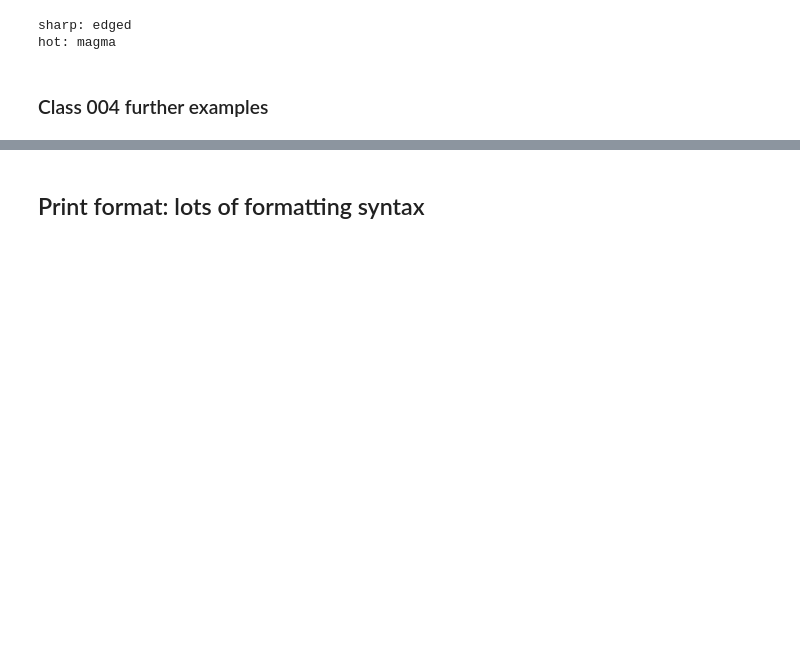
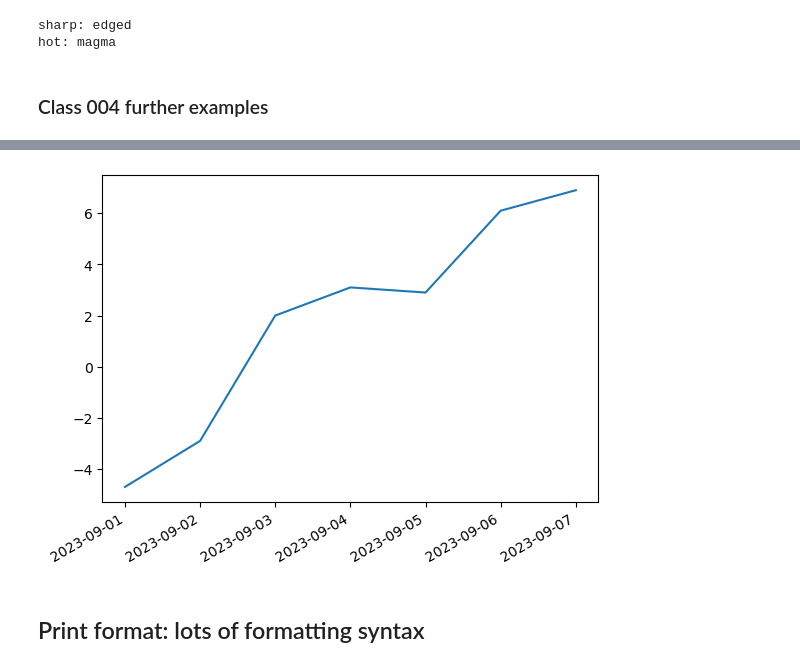
Before and after one commit to laserchemist/datascience, a Jupyter notebook: Fall 2023/Class_Examples/class004.ipynb, the cells around one changed output, grey strips where cells are left out. Cells and saved outputs as stored; diff of their text form; code cells hidden in the pictures; blank space fills up the shorter version.

```diff
--- a/Fall 2023/Class_Examples/class004.ipynb
+++ b/Fall 2023/Class_Examples/class004.ipynb
@@ -173,0 +200,10 @@ plt.plot(diff)
+# %%
+plt.plot(data23.index.astype('datetime64[s]'),diff)
+import matplotlib.dates as mdates
+loc = mdates.AutoDateLocator() # Fancy function for dates
+fmt = mdates.AutoDateFormatter(loc)
+plt.gca().xaxis.set_major_formatter(fmt)
+plt.gca().xaxis.set_major_locator(loc)
+plt.gcf().autofmt_xdate()
+# %% [output]
+[figure, added]
```
Also changed, not shown: parts of 29 cells of this notebook.
